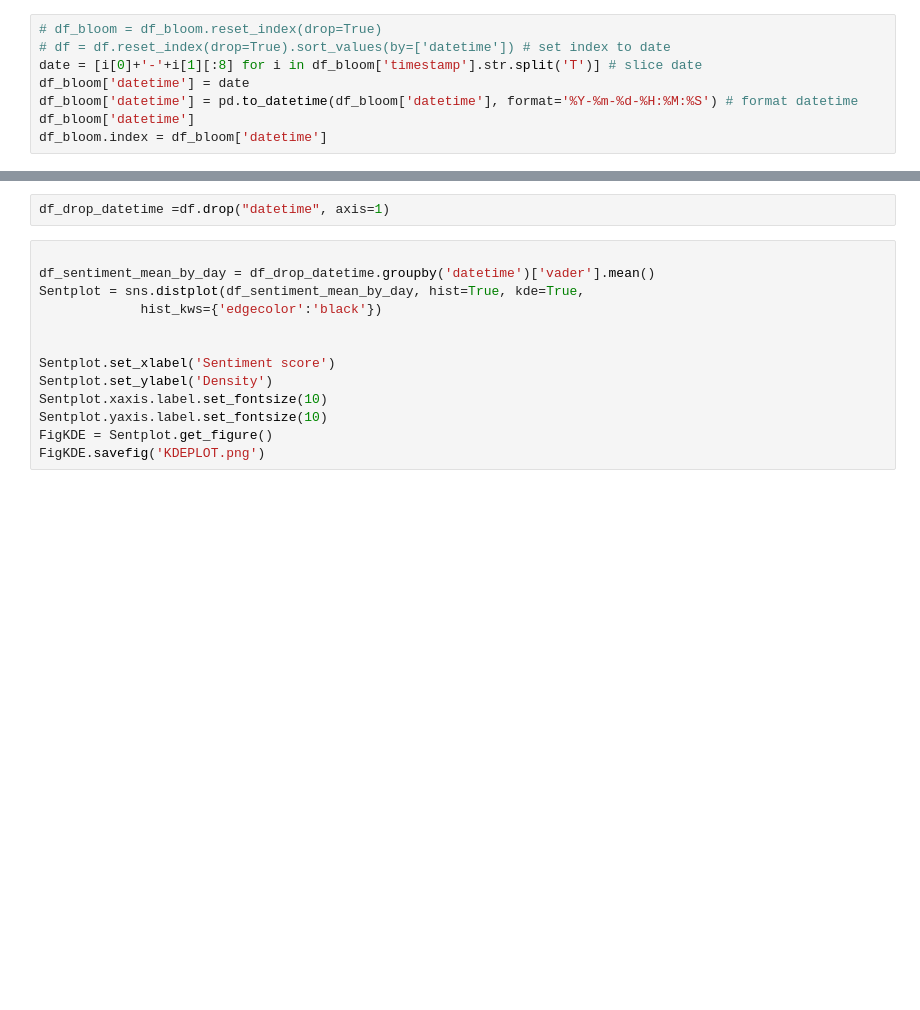
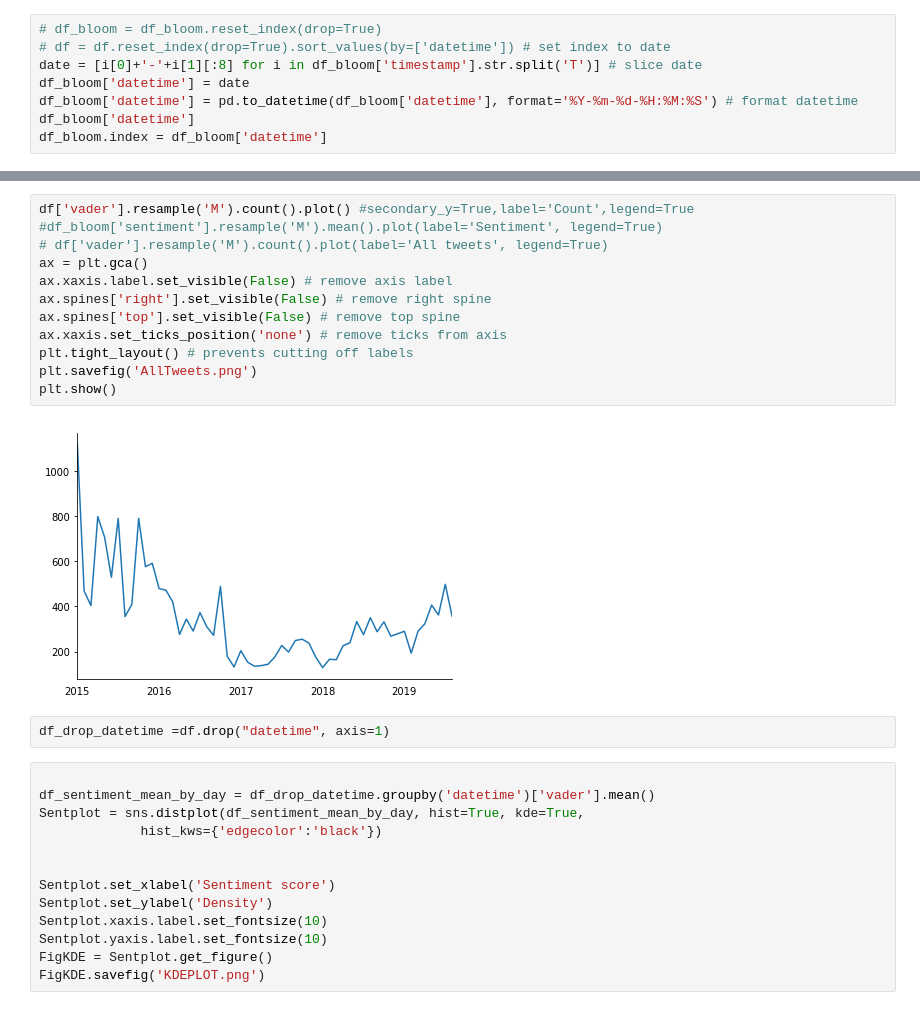
Before and after one commit to BjornCilleborg/sds2019, a Jupyter notebook: EXAM PROJECT/Exam Project.ipynb, the cells around one changed output, grey strips where cells are left out. Drawn from its saved outputs; the diff is of its cells as text; blank space fills up the shorter version.

```diff
--- a/EXAM PROJECT/Exam Project.ipynb
+++ b/EXAM PROJECT/Exam Project.ipynb
@@ -802,3 +738,17 @@ plt.show()
+# %%
+df['vader'].resample('M').count().plot() #secondary_y=True,label='Count',legend=True
+#df_bloom['sentiment'].resample('M').mean().plot(label='Sentiment', legend=True)
+# df['vader'].resample('M').count().plot(label='All tweets', legend=True)
+ax = plt.gca()
+ax.xaxis.label.set_visible(False) # remove axis label
+ax.spines['right'].set_visible(False) # remove right spine
+ax.spines['top'].set_visible(False) # remove top spine
+ax.xaxis.set_ticks_position('none') # remove ticks from axis
+plt.tight_layout() # prevents cutting off labels
+plt.savefig('AllTweets.png')
+plt.show()
+# %% [output]
+[figure, added]
 # %%
 df_drop_datetime =df.drop("datetime", axis=1)
 # %%
```
Also changed, not shown: parts of 60 cells of this notebook, 16 other files.
